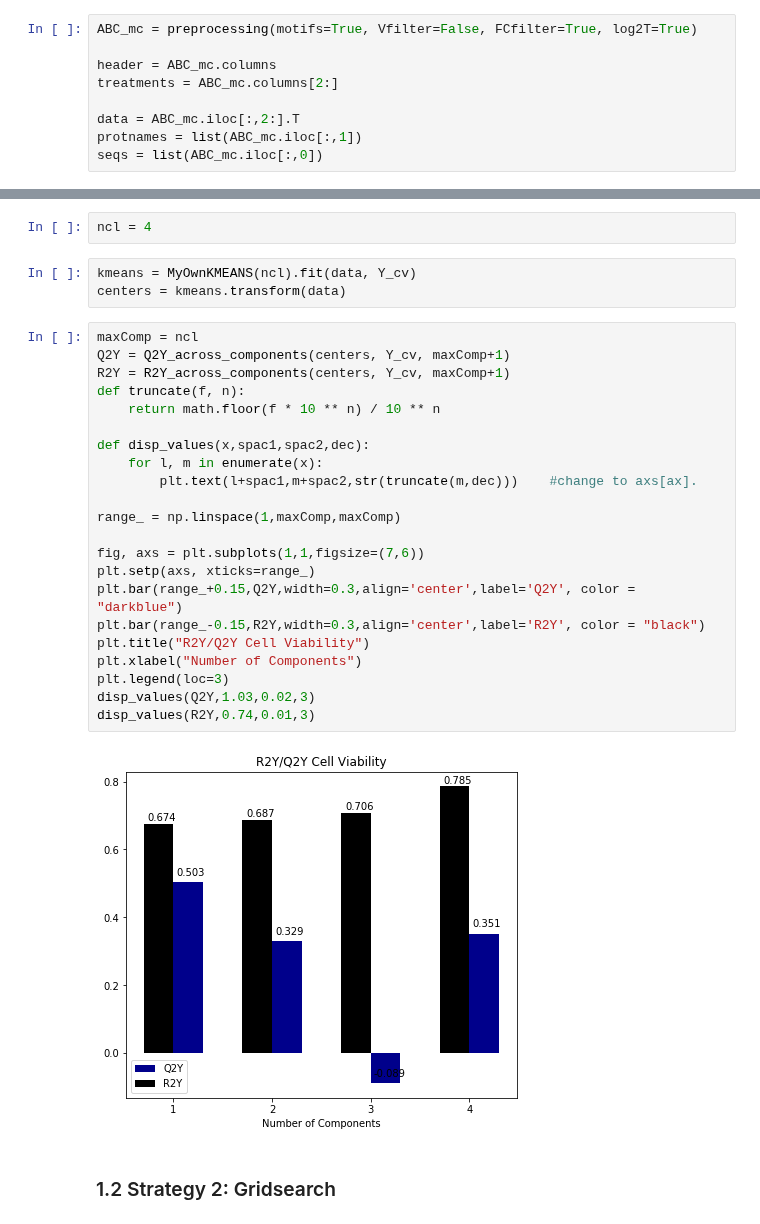
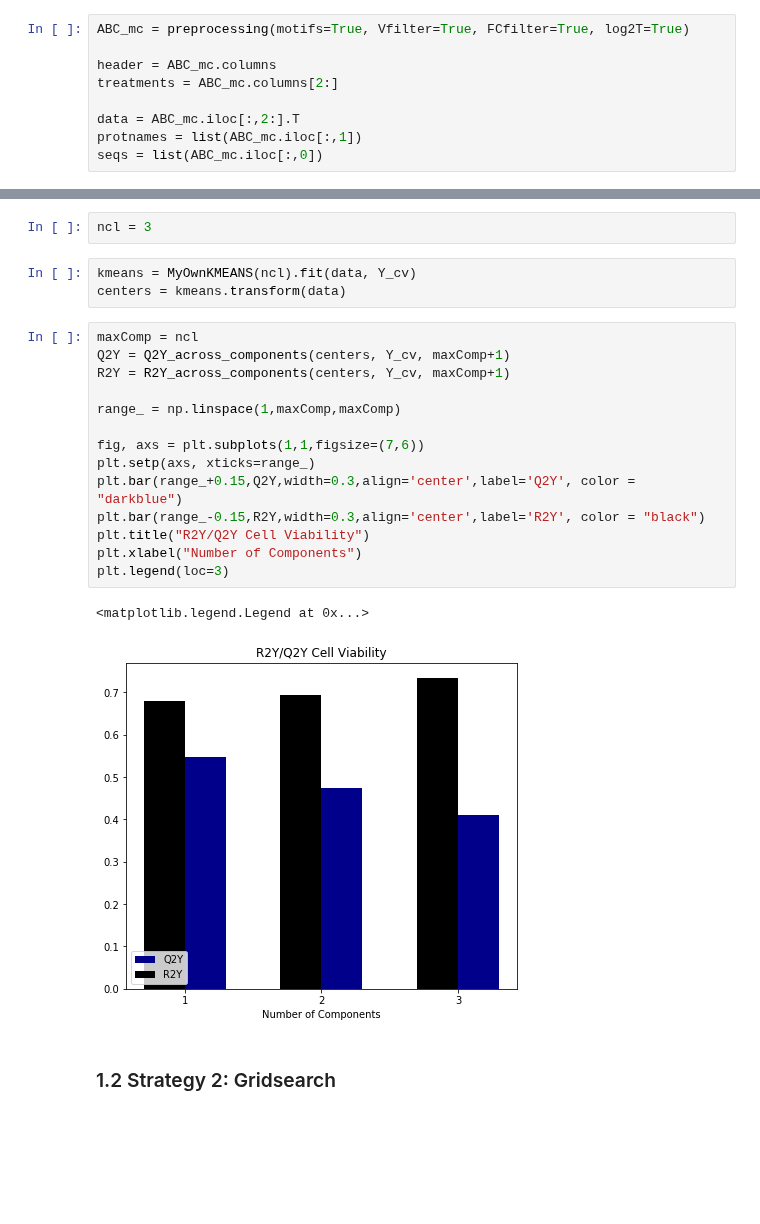
Before and after one commit to meyer-lab/DDMC, a Jupyter notebook: Figure2_kmeansPLSR.ipynb, the cells around one changed output, grey strips where cells are left out. Cells and saved outputs as stored; diff of their text form; blank space fills up the shorter version.

```diff
--- a/Figure2_kmeansPLSR.ipynb
+++ b/Figure2_kmeansPLSR.ipynb
@@ -23,7 +23,7 @@ warnings.simplefilter("ignore")
 # %% [markdown]
 ### Phosphorylation measurements:
 # %%
-ABC_mc = preprocessing(motifs=True, Vfilter=False, FCfilter=True, log2T=True)
+ABC_mc = preprocessing(motifs=True, Vfilter=True, FCfilter=True, log2T=True)
 
 header = ABC_mc.columns
 treatments = ABC_mc.columns[2:]
@@ -59,34 +63,27 @@ Image(filename='Model_pipeline.jpg')
 # %% [markdown]
 Cross-validation fitting averages of k-means clusters into the PLSR model. Number of clusters must be set in advance:
 # %%
-ncl = 4
+ncl = 3
 # %%
 kmeans = MyOwnKMEANS(ncl).fit(data, Y_cv)
 centers = kmeans.transform(data)
 # %%
 maxComp = ncl
 Q2Y = Q2Y_across_components(centers, Y_cv, maxComp+1)
 R2Y = R2Y_across_components(centers, Y_cv, maxComp+1)
-def truncate(f, n):
-    return math.floor(f * 10 ** n) / 10 ** n
-
-def disp_values(x,spac1,spac2,dec):
-    for l, m in enumerate(x):
-        plt.text(l+spac1,m+spac2,str(truncate(m,dec)))    #change to axs[ax].
 
 range_ = np.linspace(1,maxComp,maxComp)
 
 fig, axs = plt.subplots(1,1,figsize=(7,6))
 plt.setp(axs, xticks=range_)
 plt.bar(range_+0.15,Q2Y,width=0.3,align='center',label='Q2Y', color = "darkblue")
 plt.bar(range_-0.15,R2Y,width=0.3,align='center',label='R2Y', color = "black")
 plt.title("R2Y/Q2Y Cell Viability")
 plt.xlabel("Number of Components")
 plt.legend(loc=3)
-disp_values(Q2Y,1.03,0.02,3)
-disp_values(R2Y,0.74,0.01,3)
 # %% [output]
+<matplotlib.legend.Legend at 0x...>
-[figure, old version]
+[figure, new version]
 # %% [markdown]
 ### 1.2 Strategy 2: Gridsearch
 # %% [markdown]
```
Also changed, not shown: parts of 9 cells of this notebook, 4 other files.
